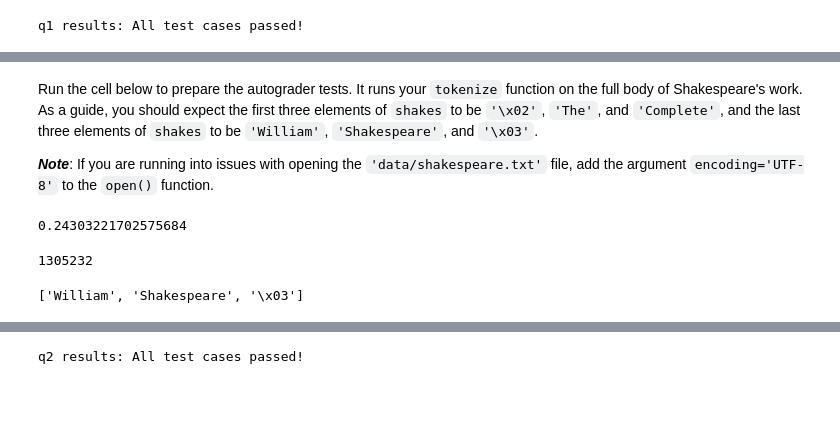
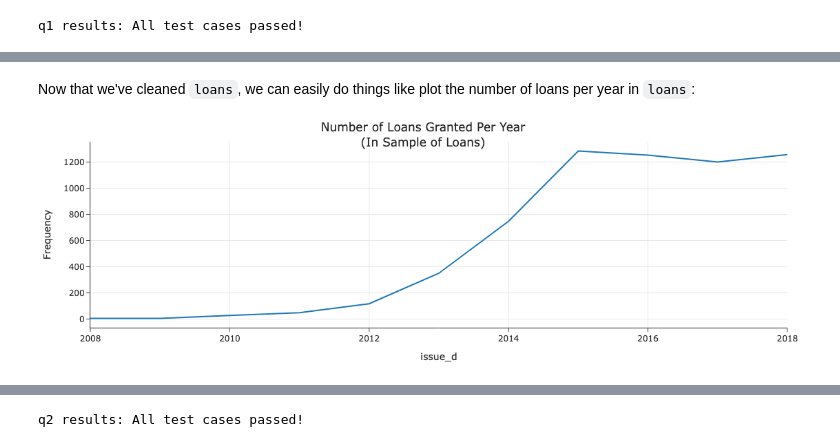
Before and after one commit to selinaz154/loan_application, a Jupyter notebook: project.ipynb, the cells around one changed output, grey strips where cells are left out. Drawn from its saved outputs; the diff is of its cells as text; code cells hidden in the pictures; blank space fills up the shorter version.

```diff
--- a/project.ipynb
+++ b/project.ipynb
@@ -224,0 +279,10 @@ beowulf = get_book('https://www.gutenberg.org/ebooks/16328.txt.utf-8')
+# %%
+def clean_loans(loans):
+    #are we allowed ot use this function month, year b =month, Y = year
+    loans['issue_d'] = pd.to_datetime(loans['issue_d'], format='%b-%Y')
+    loans['term'] = loans['term'].str.strip('months').astype(int) #should use str.lower() for series, astype cast panda series/df
+    loans['emp_title'] = loans['emp_title'].str.lower().str.strip() #apply to emp_title col
+    loans['emp_title'] = loans['emp_title'].apply(lambda x: 'registered nurse' if x == 'rn' else x) #if title specifically rn
+    loans['term_end'] = pd.to_datetime(loans['issue_d'] + loans['term'].apply(lambda x: pd.DateOffset(months = x)))
+
+    return loans
@@ -224,0 +294,4 @@ beowulf = get_book('https://www.gutenberg.org/ebooks/16328.txt.utf-8')
+# %%
+loans = pd.read_csv(loans_path)
+loans = clean_loans(loans)
+loans.head()
@@ -285,22 +326,14 @@ def tokenize(book_string):
-# %% [markdown]
-Run the cell below to prepare the autograder tests. It runs your `tokenize` function on the full body of Shakespeare's work. As a guide, you should expect the first three elements of `shakes` to be `'\x02'`, `'The'`, and `'Complete'`, and the last three elements of `shakes` to be `'William'`, `'Shakespeare'`, and `'\x03'`.
-
-***Note***: If you are running into issues with opening the `'data/shakespeare.txt'` file, add the argument `encoding='UTF-8'` to the `open()` function.
-# %%
-# don't change this cell, but do run it -- it is needed for the tests
-import time
-start = time.time()
-shakes = tokenize(open(Path('data') / 'shakespeare.txt').read())
-elapsed = time.time() - start
-elapsed # Should be (much) under 5
-# %% [output]
-0.24303221702575684
-# %%
-
-len(shakes) #1305232
-# %% [output]
-1305232
-# %%
-shakes[-3:]
-# %% [output]
-['William', 'Shakespeare', '\x03']
+# %% [markdown]
+Now that we've cleaned `loans`, we can easily do things like plot the number of loans per year in `loans`:
+# %%
+(
+    loans['issue_d'].dt.year
+    .value_counts()
+    .sort_index()
+    .plot(kind='line',
+          labels={'index': 'Year', 'value': 'Frequency'},
+          title='Number of Loans Granted Per Year<br>(In Sample of Loans)')
+    .update_layout(showlegend=False)
+)
+# %% [output]
+[figure, added]
```
Also changed, not shown: parts of 139 cells of this notebook, 16 other files.
